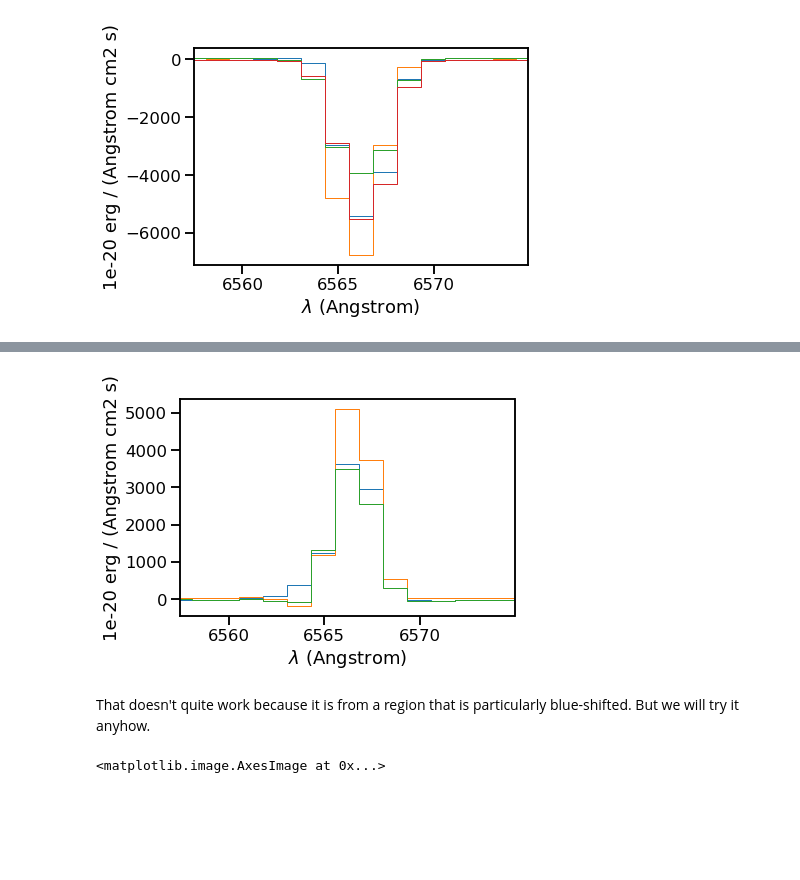
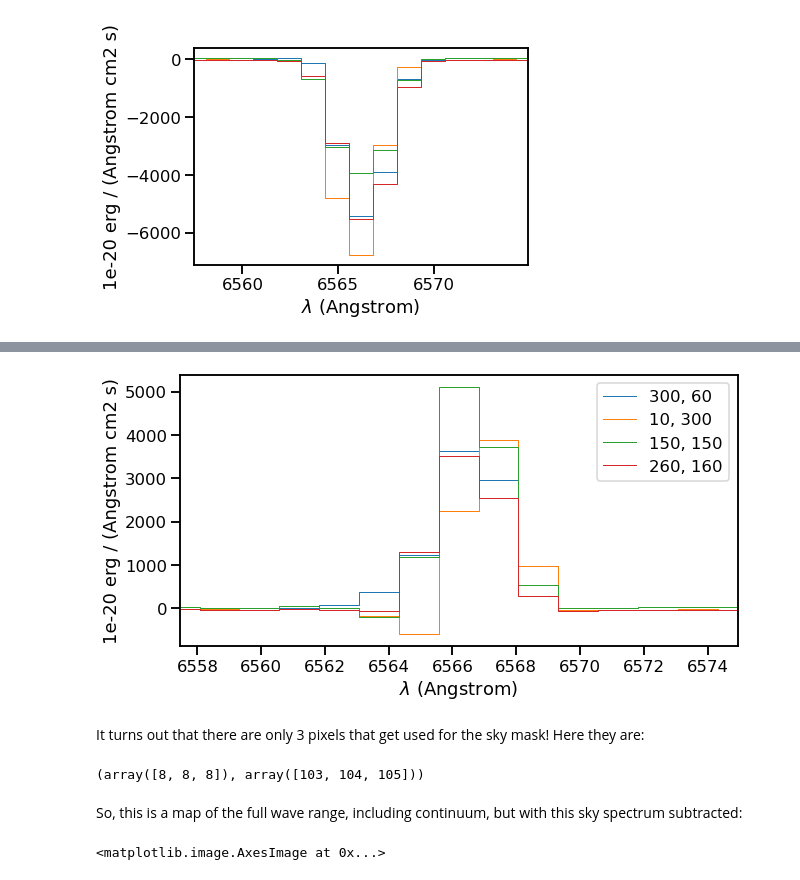
Before and after one commit to will-henney/muse-hii-regions, a Jupyter notebook: notebooks/03-00-ha-moment-maps.ipynb, the cells around one changed output, grey strips where cells are left out. Drawn from its saved outputs; the diff is of its cells as text; code cells hidden in the pictures; blank space fills up the shorter version.

```diff
--- a/notebooks/03-00-ha-moment-maps.ipynb
+++ b/notebooks/03-00-ha-moment-maps.ipynb
@@ -157,17 +163,25 @@ So what happens if we take the deepest one of those (in the lower right corner)
 # %%
 # skyspec = hacube[:, 10, 300]
 starmask2d = ha_cont.data > 1000.0
 bmask2d = hacore.sum(axis=0).data > -20000
 skycube = hacube.copy()
 skycube.mask = skycube.mask | starmask2d[None, :, :] | bmask2d[None, :, :]
 skyspec = skycube.mean(axis=(1, 2))
-(hacube[:, 300, 60] - skyspec).plot()
-(hacube[:, 150, 150] - skyspec).plot()
-(hacube[:, 260, 160] - skyspec).plot()
+fig, ax = plt.subplots(figsize=(10, 5))
+for (j, i) in [[300, 60], [10, 300], [150, 150], [260, 160]]:
+    (hacube[:, j, i] - skyspec).plot(label=f"{j}, {i}")
+ax.legend();
 # %% [output]
-[figure, old version]
+[figure, new version]
-# %% [markdown]
-That  doesn't quite work because it is from a region that is particularly blue-shifted.  But we will try it anyhow.
+# %% [markdown]
+It turns out that there are only 3 pixels that get used for the sky mask!  Here they are:
+# %%
+skymap = skycube.sum(axis=0)
+np.where(~skymap.mask)
+# %% [output]
+(array([8, 8, 8]), array([103, 104, 105]))
+# %% [markdown]
+So, this is a map of the full wave range, including continuum, but with this sky spectrum subtracted:
 # %%
 (hacube - skyspec).sum(axis=0).plot(vmin=0.0, vmax=1e5, colorbar="v")
 # %% [output]
```
Also changed, not shown: parts of 33 cells of this notebook, 2 other files.
